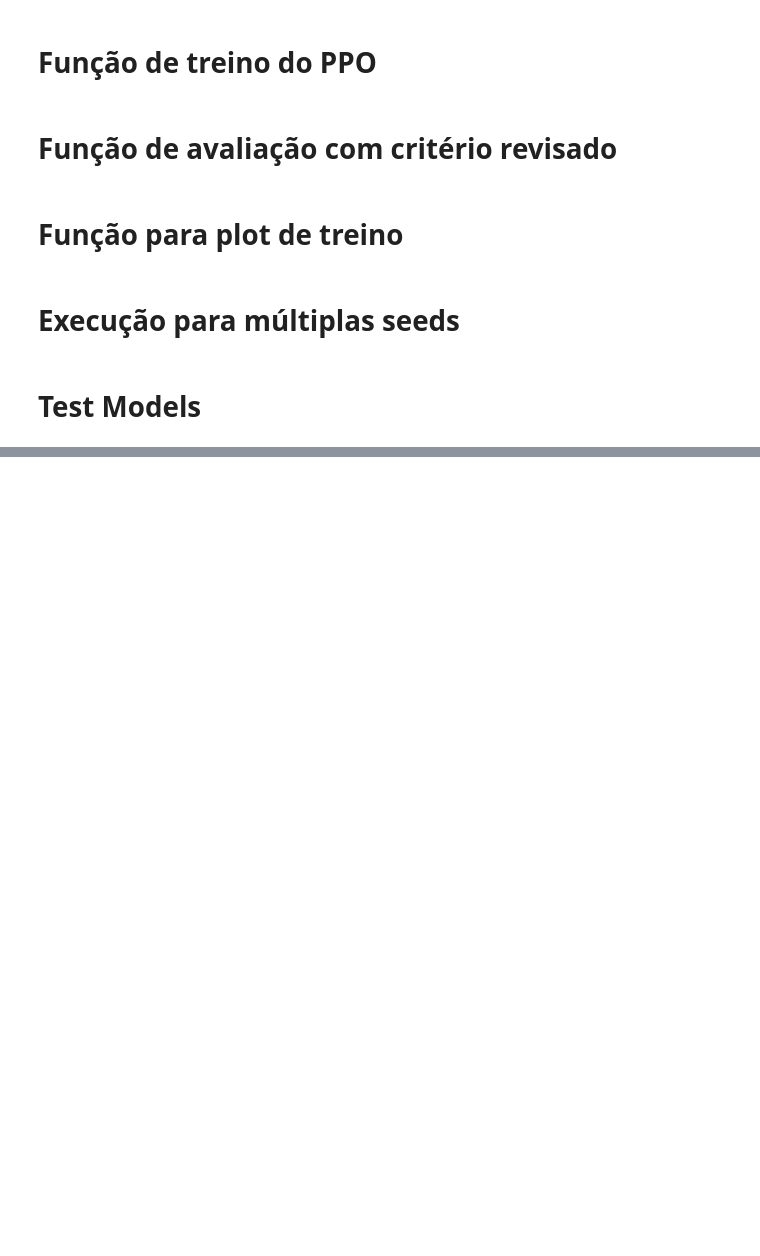
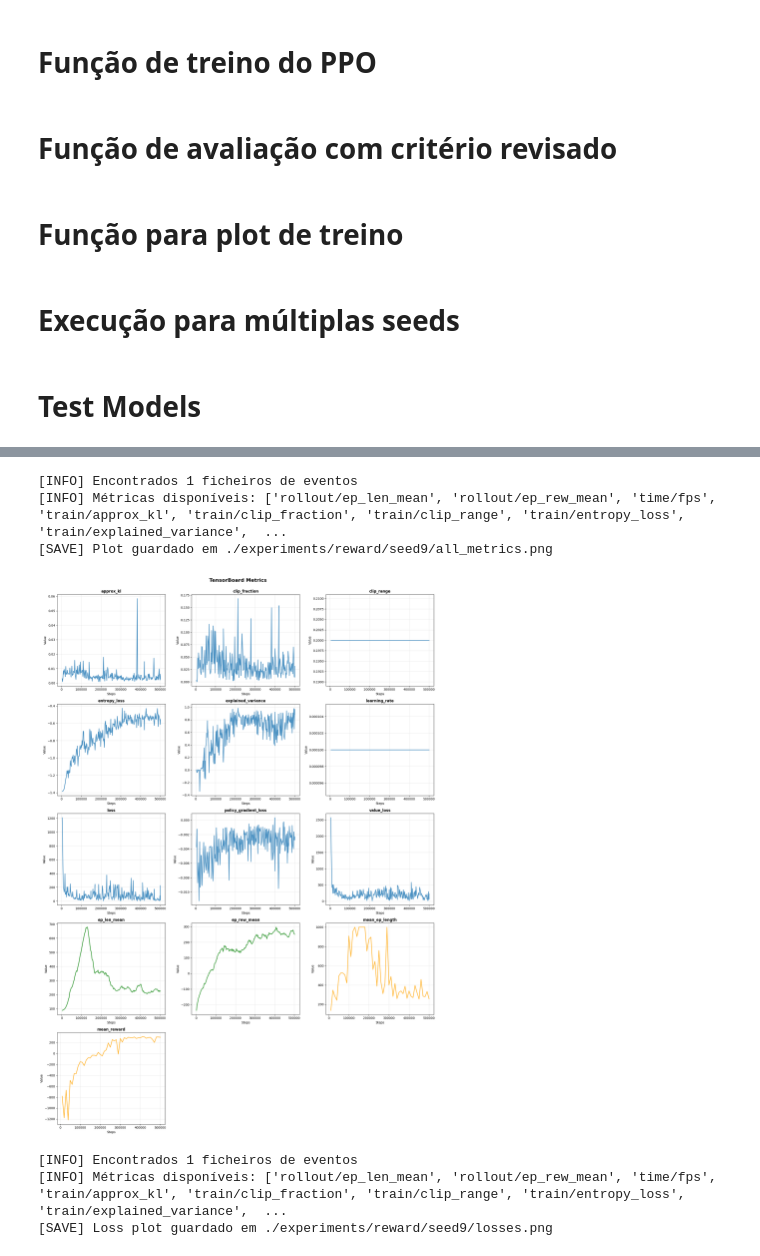
Before and after one commit to Filipe-Leao/Reinforcement-Learning-Agent, a Jupyter notebook: trabalho_wrappers_filipe.ipynb, the cells around one changed output, grey strips where cells are left out. Drawn from its saved outputs; the diff is of its cells as text; code cells hidden in the pictures; blank space fills up the shorter version.

Commit message:
Reward Fixed

```diff
--- a/trabalho_wrappers_filipe.ipynb
+++ b/trabalho_wrappers_filipe.ipynb
@@ -513,4 +573,18 @@ def visualize_model(model_path, config_name='orig', episodes=5, seed=None, rende
 
     env.close()
     print("\nVisualização concluída!")
+# %%
+configs = ['reward']
+seeds = [random.randint(0, 100)]
+out_root = './experiments'
+name = ''
+
+for i, c in enumerate(configs):
+    name += c
+    if (i < len(configs) - 1):
+        name += '_'
+
+
+out_dir = os.path.join(out_root, name, f'seed{seeds[0]}')
+os.makedirs(out_dir, exist_ok=True)
 # %%
@@ -555,0 +806,14 @@ Error:
+# %%
+tensorboard_dir = os.path.join(out_dir, 'tb')
+plot_tensorboard_metrics(tensorboard_dir, save_path=f'{out_dir}/all_metrics.png')
+
+# Plot APENAS das losses
+plot_loss_only(tensorboard_dir, save_path=f'{out_dir}/losses.png')
+# %% [output]
+[INFO] Encontrados 1 ficheiros de eventos
+[INFO] Métricas disponíveis: ['rollout/ep_len_mean', 'rollout/ep_rew_mean', 'time/fps', 'train/approx_kl', 'train/clip_fraction', 'train/clip_range', 'train/entropy_loss', 'train/explained_variance',  ...
+[SAVE] Plot guardado em ./experiments/reward/seed9/all_metrics.png
+[figure, added]
+[INFO] Encontrados 1 ficheiros de eventos
+[INFO] Métricas disponíveis: ['rollout/ep_len_mean', 'rollout/ep_rew_mean', 'time/fps', 'train/approx_kl', 'train/clip_fraction', 'train/clip_range', 'train/entropy_loss', 'train/explained_variance',  ...
+[SAVE] Loss plot guardado em ./experiments/reward/seed9/losses.png
```
Also changed, not shown: parts of 12 cells of this notebook.
